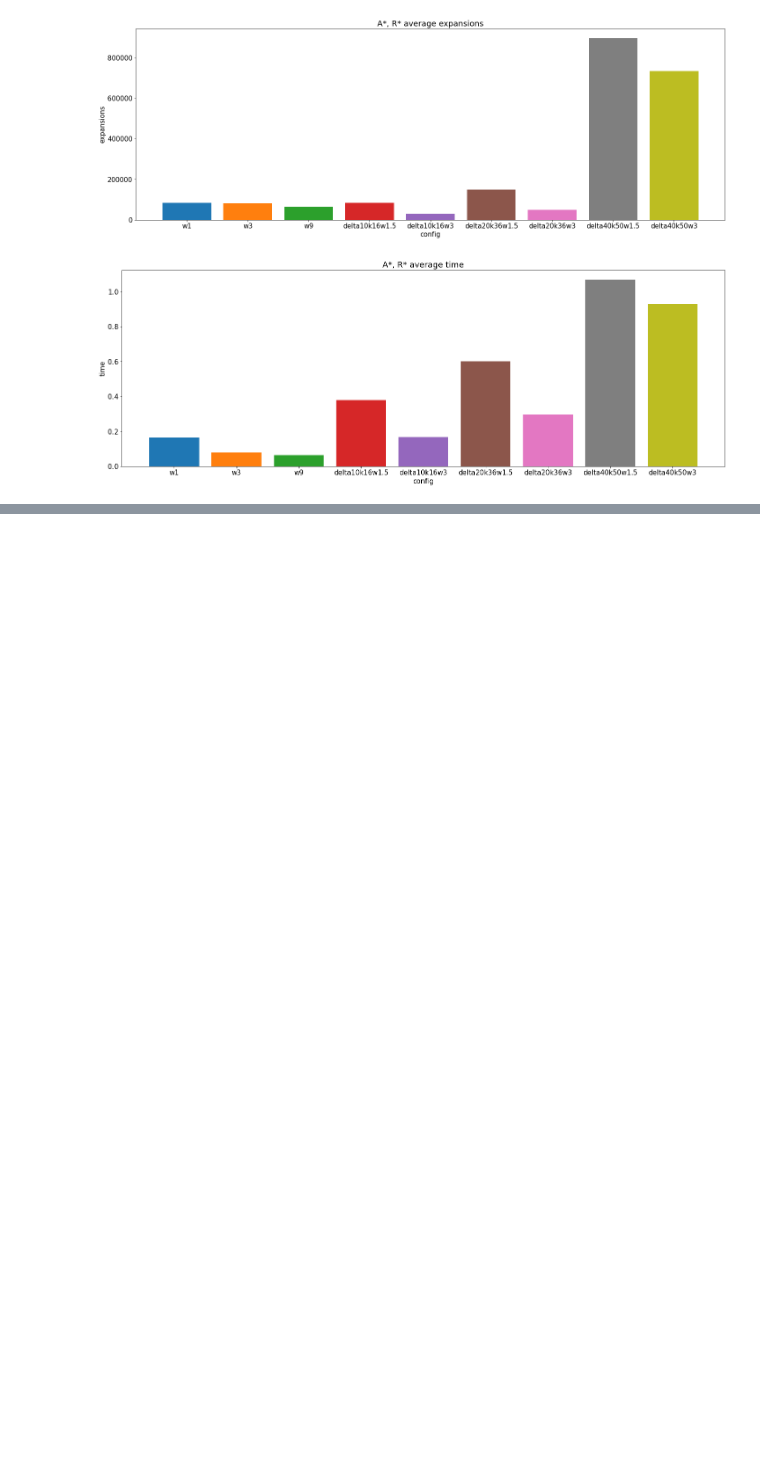
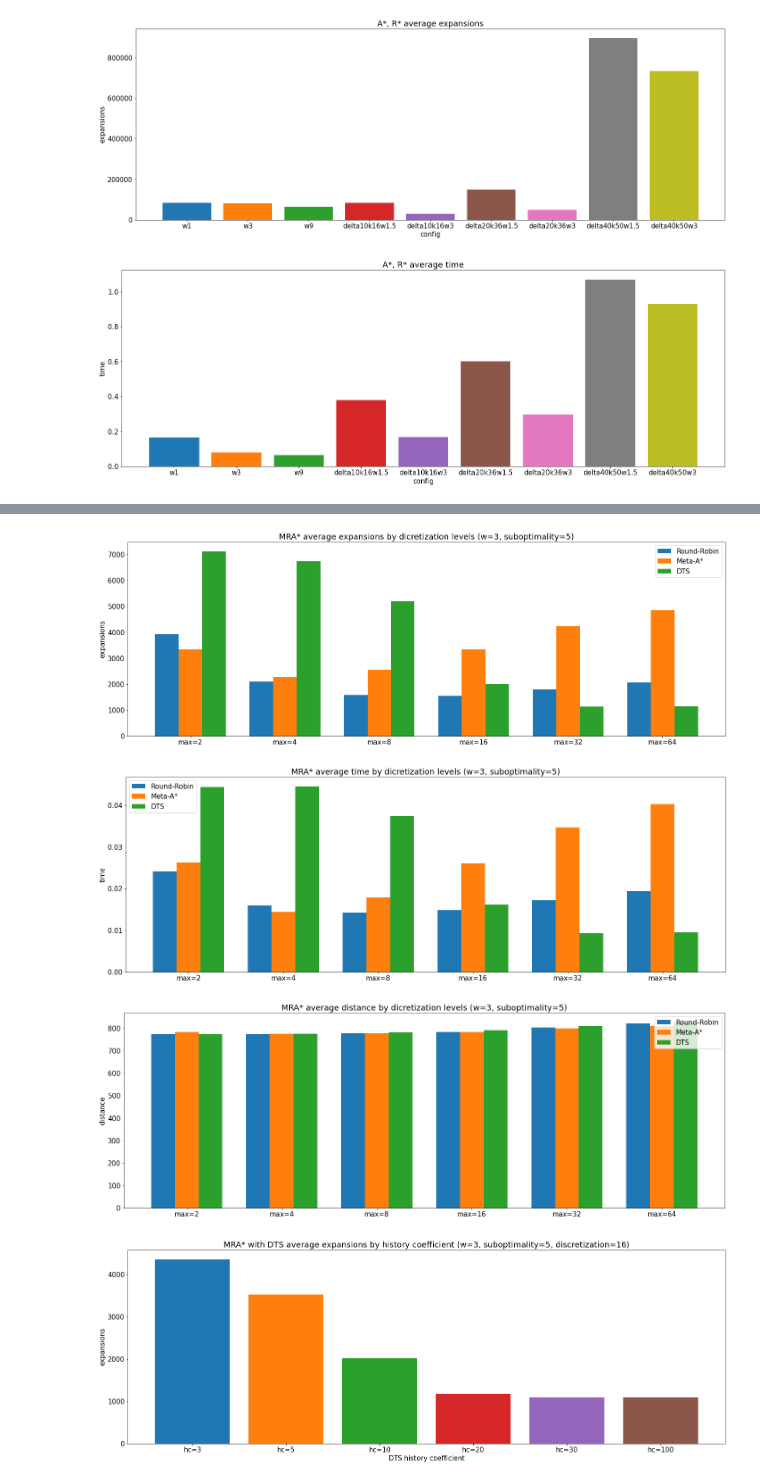
Before and after one commit to vsalavatov/bsse-heuristic-search-rstar-mrastar, a Jupyter notebook: analysis.ipynb, the cells around one changed output, grey strips where cells are left out. Saved outputs shown, nothing was run; the diff lists cells and outputs as text; code cells hidden in the pictures; blank space fills up the shorter version.

```diff
--- a/analysis.ipynb
+++ b/analysis.ipynb
@@ -162,0 +248,7 @@ show_plots(results['cities-newyork'])
+# %%
+show_mrastar_plots_with_names(results['cities-milan'])
+# %% [output]
+[figure, added]
+[figure, added]
+[figure, added]
+[figure, added]
```
Also changed, not shown: parts of 14 cells of this notebook, 1 other file.
